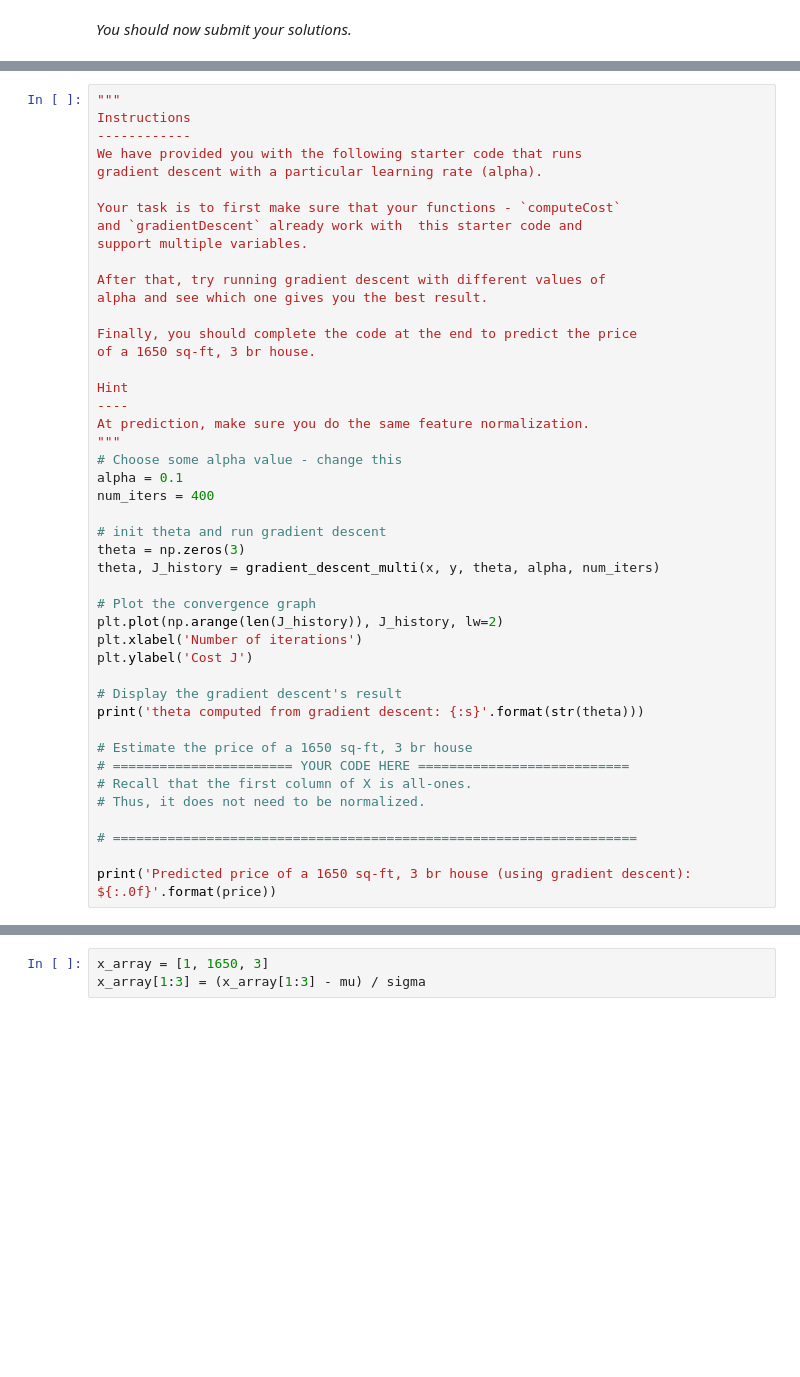
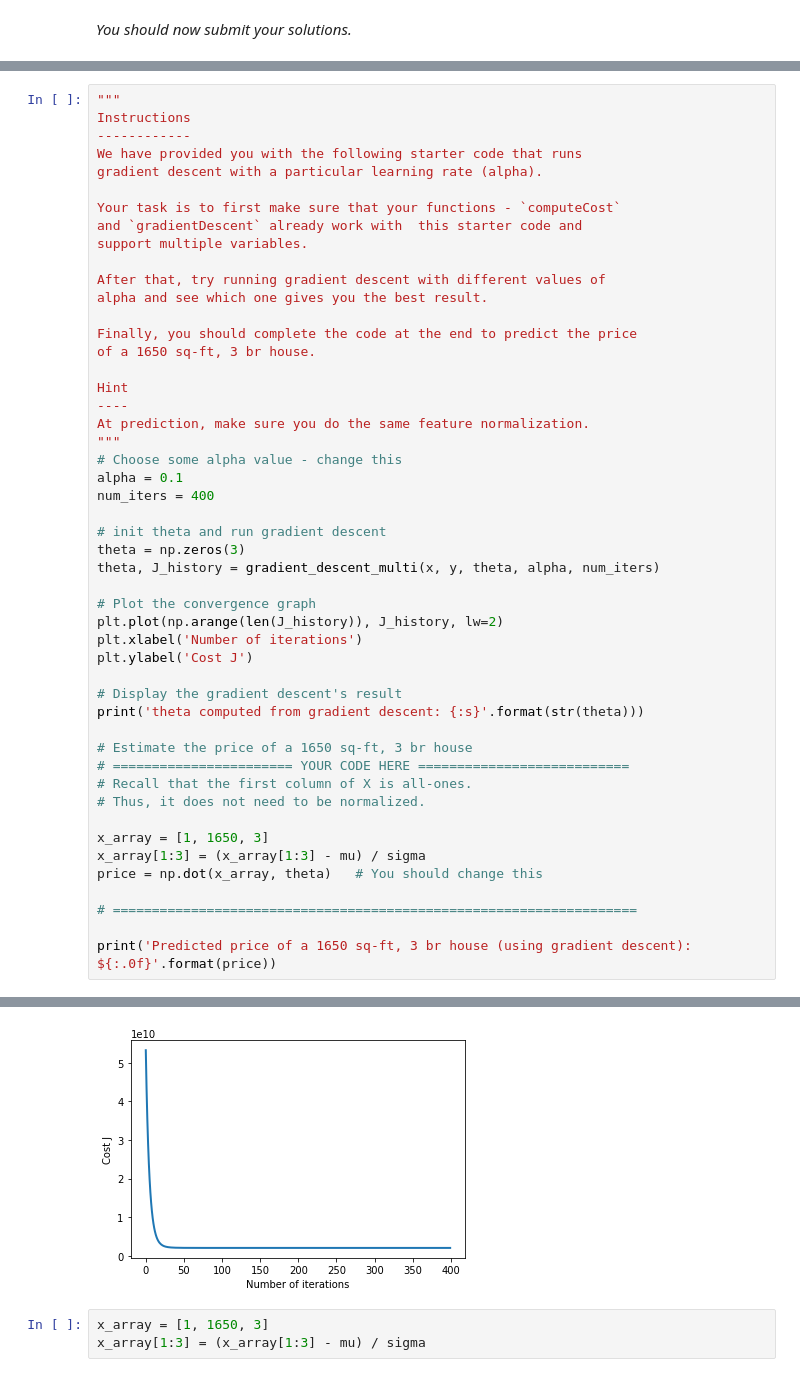
Before and after one commit to claramatos/ml-coursera-python-tensorflow, a Jupyter notebook: linreg.ipynb, the cells around one changed output, grey strips where cells are left out. Drawn from its saved outputs; the diff is of its cells as text; blank space fills up the shorter version.

```diff
--- a/linreg.ipynb
+++ b/linreg.ipynb
@@ -637,6 +665,11 @@ print('theta computed from gradient descent: {:s}'.format(str(theta)))
 # Recall that the first column of X is all-ones.
 # Thus, it does not need to be normalized.
 
+x_array = [1, 1650, 3]
+x_array[1:3] = (x_array[1:3] - mu) / sigma
+price = np.dot(x_array, theta)   # You should change this
+
 # ===================================================================
 
 print('Predicted price of a 1650 sq-ft, 3 br house (using gradient descent): ${:.0f}'.format(price))
+# %% [output]
@@ -643,3 +678,4 @@ print('Predicted price of a 1650 sq-ft, 3 br house (using gradient descent): ${:
+[figure, added]
 # %%
 x_array = [1, 1650, 3]
 x_array[1:3] = (x_array[1:3] - mu) / sigma
```
Also changed, not shown: parts of 12 cells of this notebook, 1 other file.
